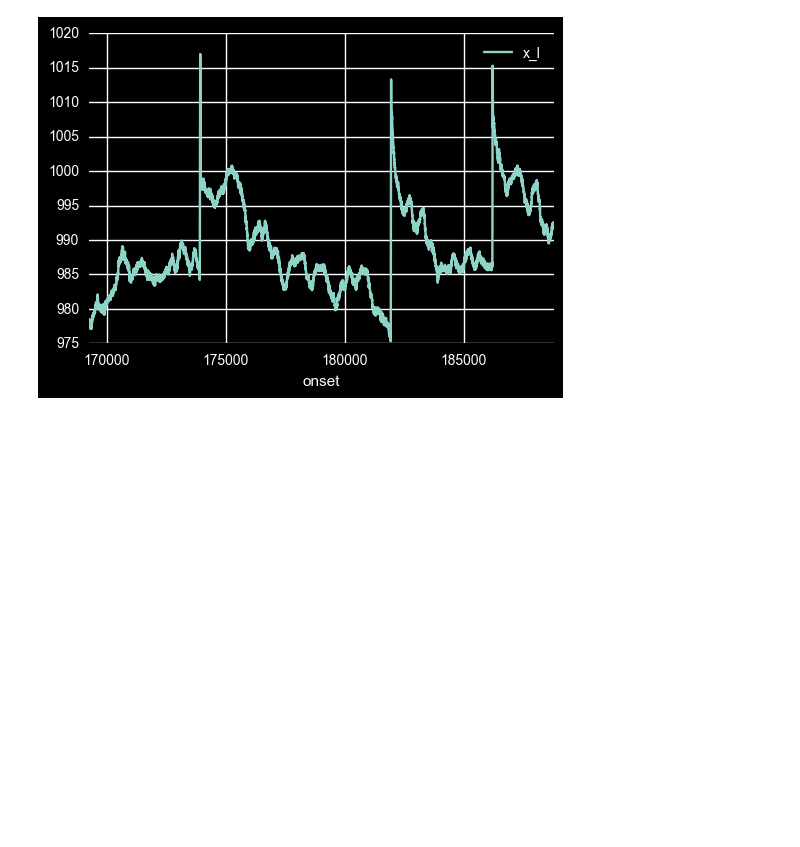
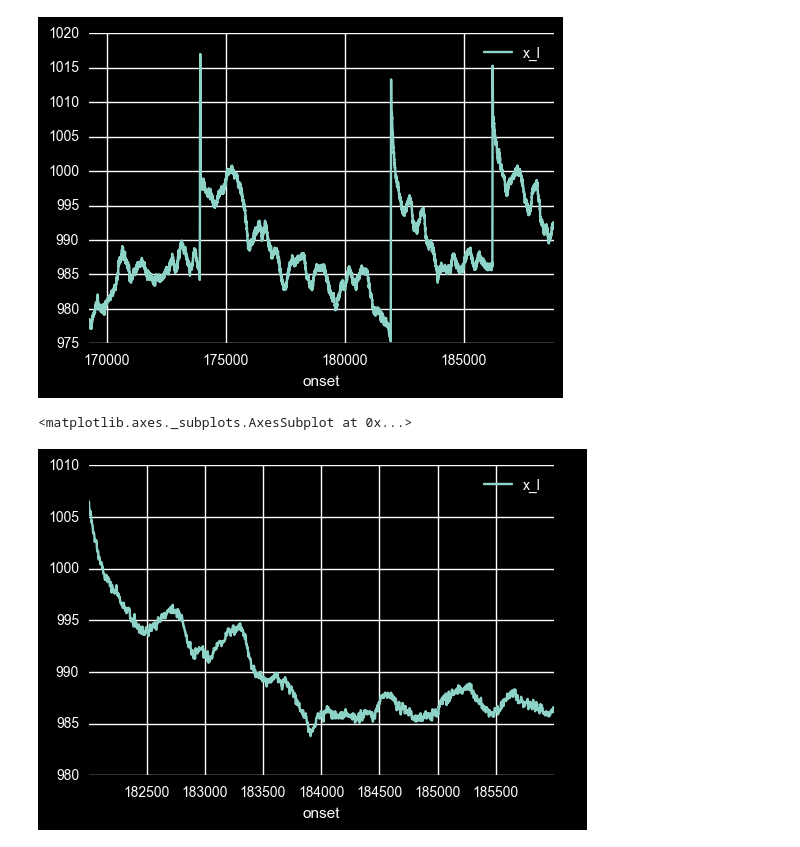
Before and after one commit to egorananyev/dg, a Jupyter notebook: analysis/em.ipynb, the cells around one changed output. Saved outputs shown, nothing was run; the diff lists cells and outputs as text; code cells hidden in the pictures; blank space fills up the shorter version.

Commit message:
m: minor cleaning; an: added a zoom-in graph for em trial data

```diff
--- a/analysis/em.ipynb
+++ b/analysis/em.ipynb
@@ -180,6 +172,11 @@ trialSamps.plot(y='x_l')
 # %% [output]
 <matplotlib.axes._subplots.AxesSubplot at 0x...>
 [figure]
+# %%
+trialSamps[(trialSamps.index>182000) & (trialSamps.index<186000)].plot(y='x_l')
+# %% [output]
+<matplotlib.axes._subplots.AxesSubplot at 0x...>
+[figure, added]
 # %%
 # Creating my own ranges for each trial, with N number of samples:
 #nSamples = 1500
```
Also changed, not shown: parts of 2 cells of this notebook, 1 other file.
